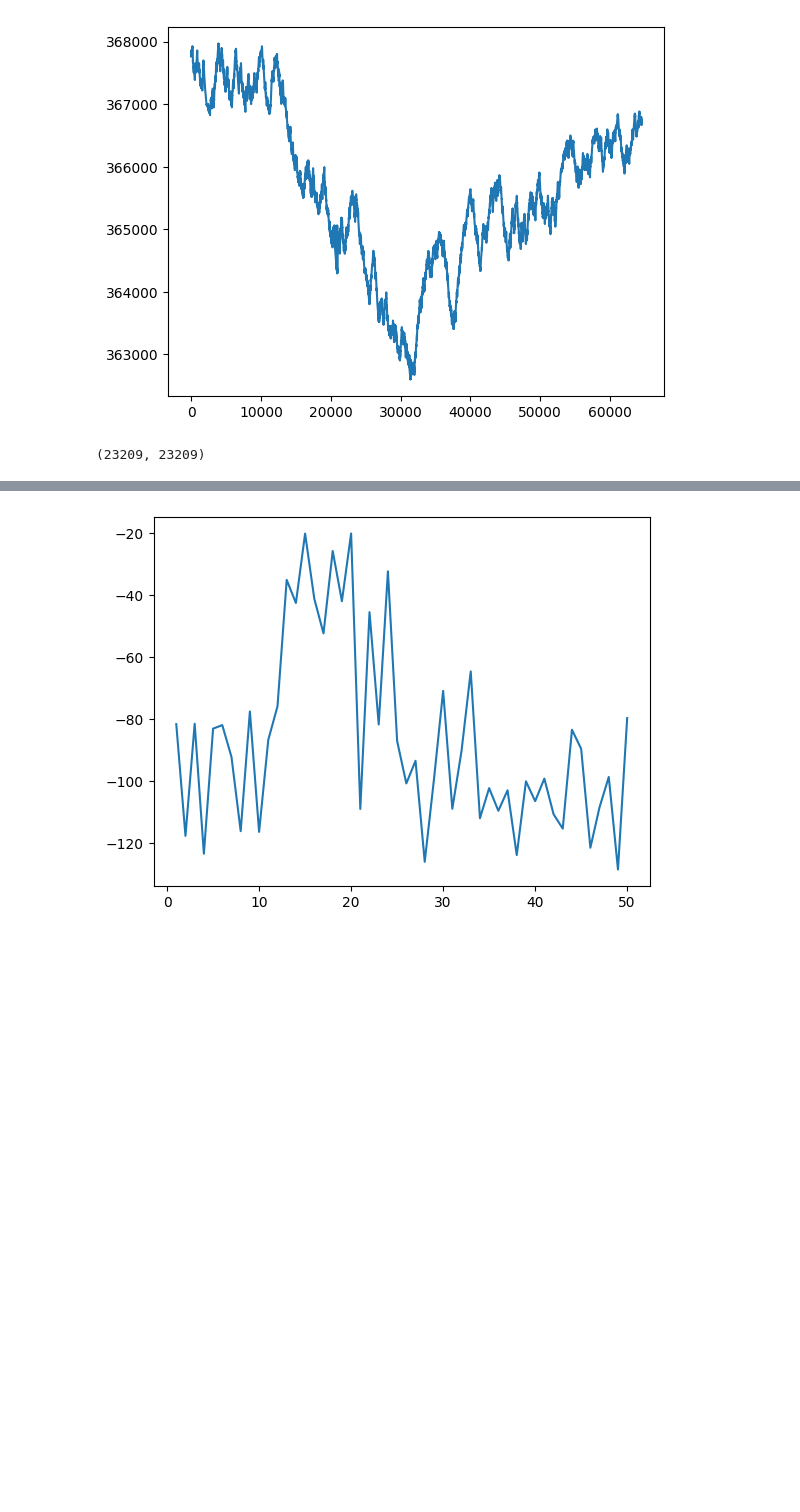
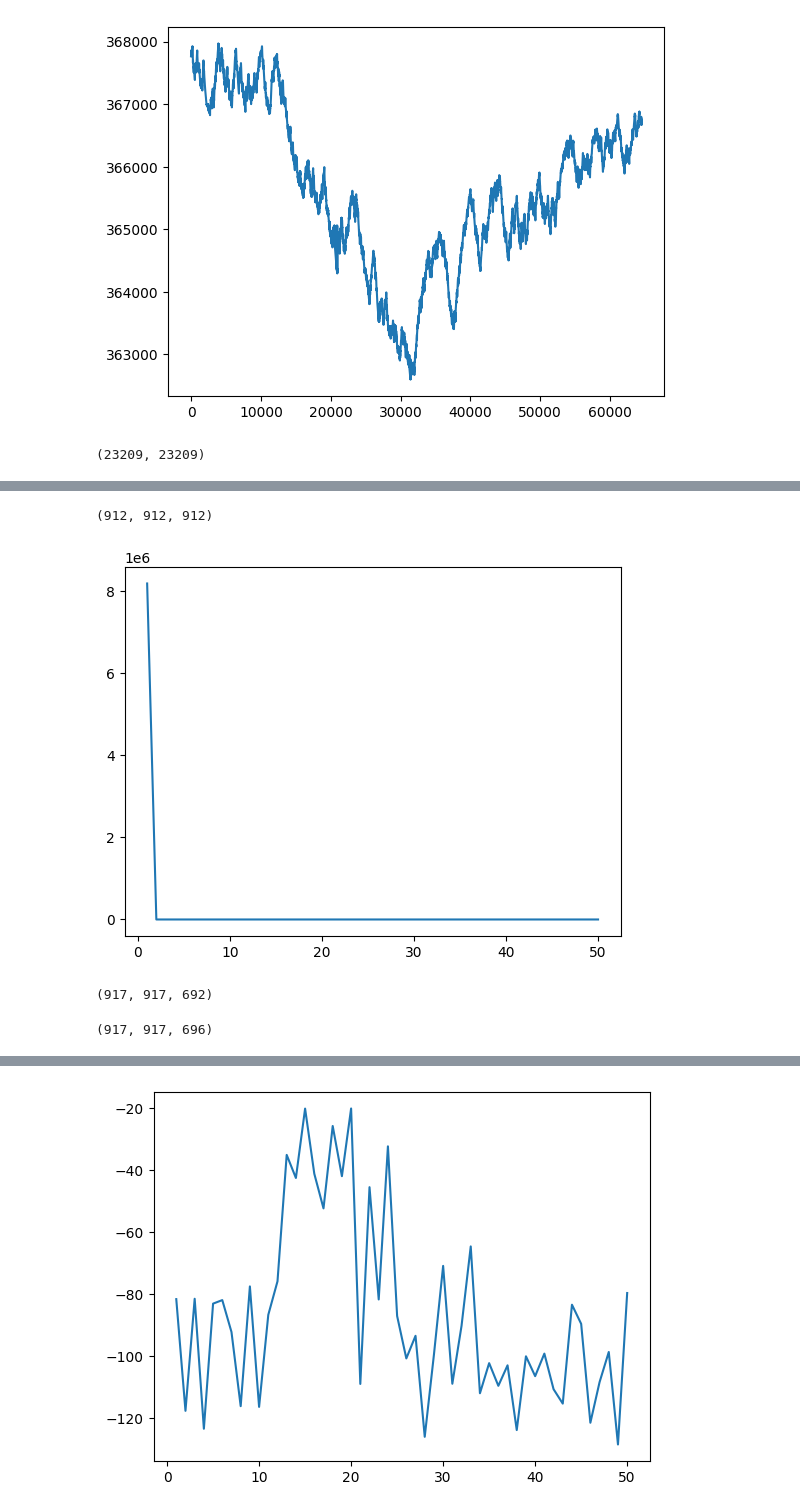
Before and after one commit to BogChamp/lob-backtest, a Jupyter notebook: notebooks/research.ipynb, the cells around one changed output, grey strips where cells are left out. Saved outputs shown, nothing was run; the diff lists cells and outputs as text; code cells hidden in the pictures; blank space fills up the shorter version.

```diff
--- a/notebooks/research.ipynb
+++ b/notebooks/research.ipynb
@@ -107,7 +227,7 @@ def run_true_simulation(samples: np.array, place_ratios: np.array, rng) -> list[
 
     return poses_true_info
 # %%
-def run_pred_simulation(samples: np.array, place_ratios: np.array, rl_model) -> Tuple[list[None|Tuple[int, int]],
+def run_pred_simulation(samples: np.array, place_ratios: np.array, rl_model: nn.Module) -> Tuple[list[None|Tuple[int, int]],
                                                                                         list[list[Tuple[int, int, int]]]]:
     poses_pred_info = [None] * len(samples)
     my_current_poses_info: dict[int, Tuple[PriceLevelSimple, int, int, int]] = {} # order_id - price level, number of diffs lived,amount changed, old_amount
@@ -122,6 +242,7 @@ def run_pred_simulation(samples: np.array, place_ratios: np.array, rl_model) ->
                 if ob.bids[ind].my_order_id != None:
                     my_current_poses_info.pop(ob.bids[ind].my_order_id)
                     poses_pred_info[ob.bids[ind].my_order_id] = -1 # THINK
+                    obs_actions[ob.bids[ind].my_order_id] = []
 
                 ob.bids[ind].place_my_order(place_ratios[sample_running_ind], sample_running_ind)
                 my_current_poses_info[sample_running_ind] = [ob.bids[ind], 0, 0, ob.bids[ind].total_amount()]
@@ -130,6 +251,7 @@ def run_pred_simulation(samples: np.array, place_ratios: np.array, rl_model) ->
                 if ob.asks[ind].my_order_id != None:
                     my_current_poses_info.pop(ob.asks[ind].my_order_id)
                     poses_pred_info[ob.asks[ind].my_order_id] = -1 # THINK
+                    obs_actions[ob.asks[ind].my_order_id] = []
 
                 ob.asks[ind].place_my_order(place_ratios[sample_running_ind], sample_running_ind)
                 my_current_poses_info[sample_running_ind] = [ob.asks[ind], 0, 0, ob.asks[ind].total_amount()]
@@ -148,14 +270,14 @@ def run_pred_simulation(samples: np.array, place_ratios: np.array, rl_model) ->
 
         observations = []
         for info in my_current_poses_info.values():
-            observations.append((info[1], info[2]))
+            observations.append((diff[0], info[1], info[2]))
 
         if len(observations):
             observations_tensor = torch.FloatTensor(observations)
             ratios = rl_model.sample(observations_tensor)
             for j, (order_id, info) in enumerate(my_current_poses_info.items()):
                 info[0].queue_dynamic(ratios[j])
-                obs_actions[order_id].append((info[1], info[2], ratios[j]))
+                obs_actions[order_id].append((diff[0], info[1], info[2], ratios[j]))
 
         my_orders_removed = ob.apply_historical_update(diff)
         for my_removed in my_orders_removed:
@@ -163,7 +285,7 @@ def run_pred_simulation(samples: np.array, place_ratios: np.array, rl_model) ->
 
         for info in my_current_poses_info.values():
             info[1] += 1
-            info[2] += info[0].total_amount() - info[3]
+            info[2] = info[0].total_amount() - info[3]
             info[3] = info[0].total_amount()
 
     return poses_pred_info, obs_actions
@@ -189,9 +311,9 @@ def calculate_loss(poses_true_info: list[None|Tuple[int, int]], poses_pred_info:
     running_idx = 0
     for i, episod_record in enumerate(obs_actions):
         #if not (poses_true_info[i] == poses_pred_info[i] == None):
-        if not (poses_true_info[i] == poses_pred_info[i] == -1):
+        if not (poses_true_info[i] == poses_pred_info[i] and poses_true_info[i] == -1):
             if len(episod_record):
-                episod_reward = 2 * (poses_true_info[i] != poses_pred_info[i]) - 1
+                episod_reward = 2 * (poses_true_info[i] != poses_pred_info[i]) - 1 # -1 for true
                 loss += episod_reward * (re_cum_sum[:len(episod_record)] * all_log_probs[running_idx:running_idx+len(episod_record)]).sum() / len(episod_record)
                 M += 1
         running_idx += len(episod_record)
@@ -201,20 +323,26 @@ def calculate_loss(poses_true_info: list[None|Tuple[int, int]], poses_pred_info:
     return loss
 # %%
 rng = np.random.default_rng()
-dim_observation=2
+dim_observation=3
 dim_action = 1
+
+model_perc = ModelPerceptron(dim_observation, dim_action, dim_hidden=8, n_hidden_layers=1)
 rl_model = GaussianPDFModel(
+    model=model_perc,
     dim_observation=dim_observation,
     dim_action=dim_action,
     action_bounds=np.array([[0, 1]]),
-    scale_factor=10,
-    dim_hidden=8,
+    scale_factor=1,
     std=0.001,
 )
-gamma = 0.99
-lr = 0.005
+gamma = 0.95
+lr = 0.001
 optimizer = torch.optim.SGD(rl_model.parameters(), lr=lr)
 N_iter = 50
+# %%
+for i, param in enumerate(rl_model.parameters()):
+    if i > 1:
+        torch.nn.init.zeros_(param)
 # %%
 running_loss = [None]
 for i in tqdm(range(N_iter)):
@@ -231,3 +360,46 @@ for i in tqdm(range(N_iter)):
     #print(running_loss[-1])
     loss.backward()
     optimizer.step()
+# %%
+samples_ind = np.unique(np.random.randint(0, n_poses, size=1000))
+samples_ind.sort()
+control_samples = pl_to_enter[samples_ind]
+control_place_ratios = np.zeros(len(control_samples))#rng.uniform(0, 0.3, size=len(samples))#rng.triangular(0, 0.1, 1, size=len(samples))
+
+poses_true_info = run_true_simulation(control_samples, control_place_ratios, rng)
+poses_pred_info, obs_actions = run_pred_simulation(control_samples, control_place_ratios, rl_model)
+
+num_eq = 0
+for a,b in zip(poses_true_info, poses_pred_info):
+    num_eq += a == b
+
+len(poses_true_info), len(poses_pred_info), num_eq
+# %% [output]
+(912, 912, 912)
+# %%
+plt.plot(running_loss)
+plt.show()
+# %% [output]
+[figure, added]
+# %%
+poses_true_info = run_true_simulation(control_samples, control_place_ratios, rng)
+poses_pred_info, obs_actions = run_pred_simulation(control_samples, control_place_ratios, rl_model)
+
+num_eq = 0
+for a,b in zip(poses_true_info, poses_pred_info):
+    num_eq += a == b
+
+len(poses_true_info), len(poses_pred_info), num_eq
+# %% [output]
+(917, 917, 692)
+# %%
+poses_true_info = run_true_simulation(control_samples, control_place_ratios, rng)
+poses_pred_info, obs_actions = run_pred_simulation(control_samples, control_place_ratios, rl_model)
+
+num_eq = 0
+for a,b in zip(poses_true_info, poses_pred_info):
+    num_eq += a == b
+
+len(poses_true_info), len(poses_pred_info), num_eq
+# %% [output]
+(917, 917, 696)
```
Also changed, not shown: parts of 15 cells of this notebook, 3 other files.
